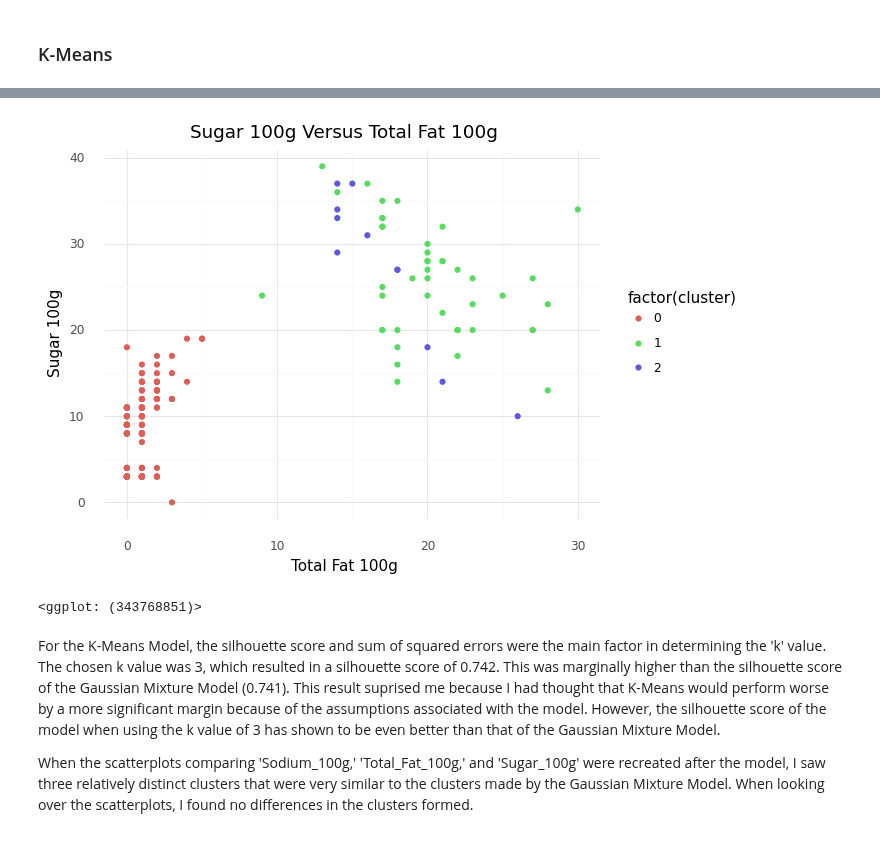
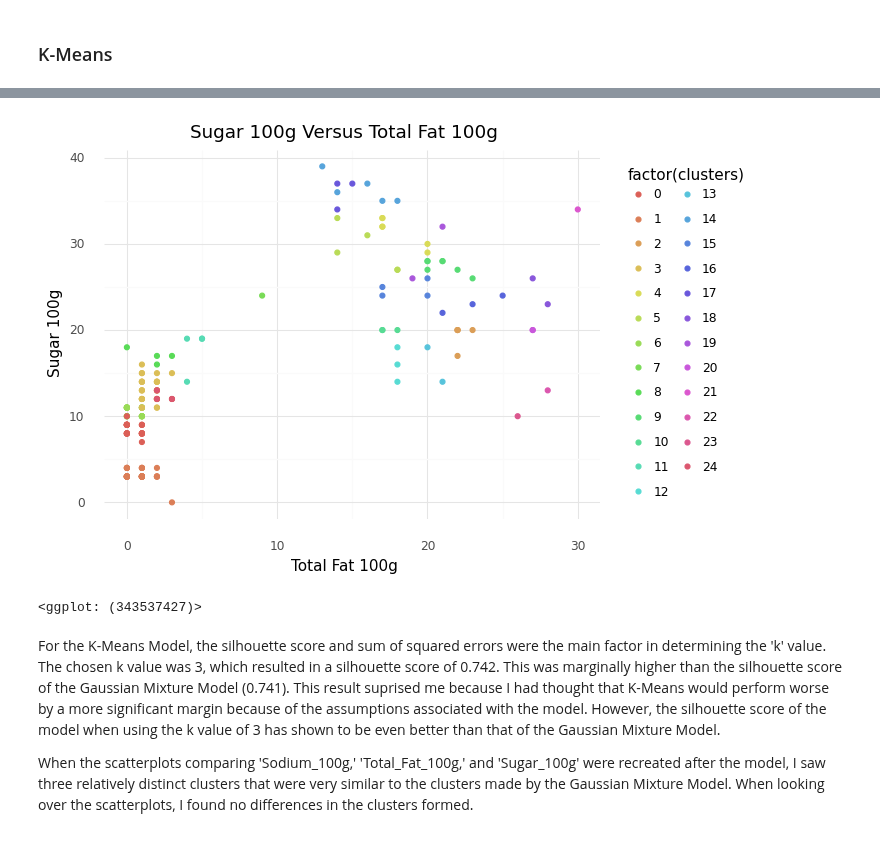
Before and after one commit to min-is/Chapman-University, a Jupyter notebook: CPSC 392 - Data Science/Projects/Min - Project 2.ipynb, the cells around one changed output, grey strips where cells are left out. Drawn from its saved outputs; the diff is of its cells as text; code cells hidden in the pictures.

```diff
--- a/CPSC 392 - Data Science/Projects/Min - Project 2.ipynb
+++ b/CPSC 392 - Data Science/Projects/Min - Project 2.ipynb
@@ -258,11 +256,11 @@ y = 'Sodium 100g'))
 # %%
 (ggplot(df, aes(x = "Total_Fat_100g", y = "Sugar_100g")) +
-geom_point(aes(color = "factor(cluster)")) + theme_minimal() +
+geom_point(aes(color = "factor(clusters)")) + theme_minimal() +
 ggtitle('Sugar 100g Versus Total Fat 100g') + labs(x = 'Total Fat 100g',
 y = 'Sugar 100g'))
 # %% [output]
-[figure, old version]
+[figure, new version]
-<ggplot: (343768851)>
+<ggplot: (343537427)>
 # %% [markdown]
 For the K-Means Model, the silhouette score and sum of squared errors were the main factor in determining the 'k' value. The chosen k value was 3, which resulted in a silhouette score of 0.742. This was marginally higher than the silhouette score of the Gaussian Mixture Model (0.741). This result suprised me because I had thought that K-Means would perform worse by a more significant margin because of the assumptions associated with the model. However, the silhouette score of the model when using the k value of 3 has shown to be even better than that of the Gaussian Mixture Model.
 
```
Also changed, not shown: parts of 18 cells of this notebook, 1 other file.
